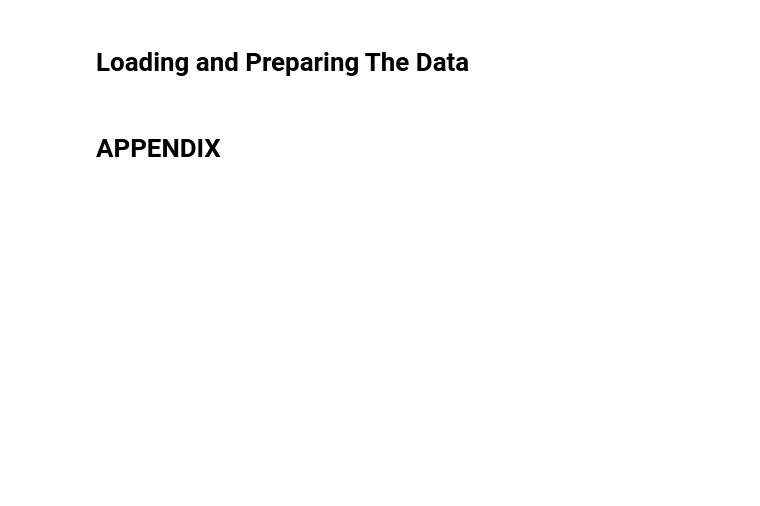
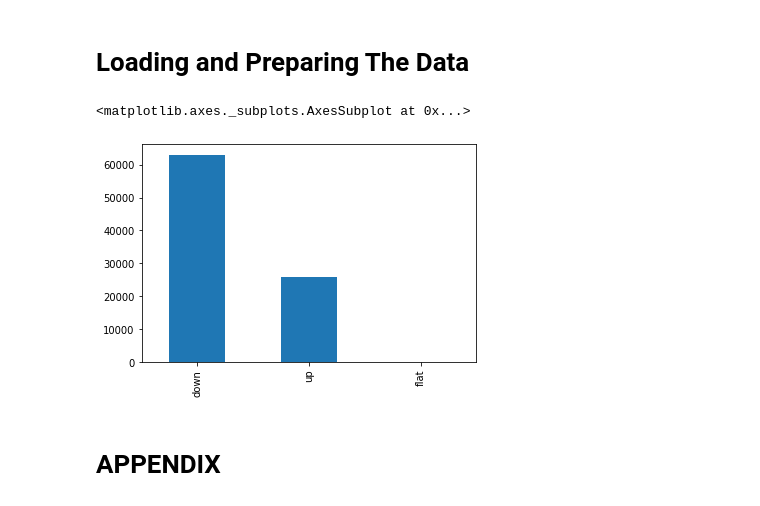
Before and after one commit to Cloblak/aipi540_deeplearning, a Jupyter notebook: 1D_CNN_Attempts/1D_CNN.ipynb, the cells around one changed output. Saved outputs shown, nothing was run; the diff lists cells and outputs as text; code cells hidden in the pictures; blank space fills up the shorter version.

```diff
--- a/1D_CNN_Attempts/1D_CNN.ipynb
+++ b/1D_CNN_Attempts/1D_CNN.ipynb
@@ -135,7 +134,7 @@ Number of Rows Between all Sets: 88899, Shape of Full Set: 88899
 def buildTargets(full_df = full, train_observations = train.shape[0],
                  val_observations = val.shape[0],
                  test_observations = test.shape[0], shift_2hour = 24,
-                 alph = 0.55, volity_int = 252):
+                 alph = 0.55, volity_int = 10):
 
   """
   This function will take a complete set of train, val, and test
@@ -149,9 +148,11 @@ def buildTargets(full_df = full, train_observations = train.shape[0],
   volity_int = the number of incriments used to calculate volitility
   """
 
-  returns = np.log(full_df['Close']/full_df['Close'].shift(1))
+  returns = np.log(full_df['Close']/full_df['Close'].shift(shift_2hour))
   returns.fillna(0, inplace=True)
   volatility = returns.rolling(window=volity_int).std()*np.sqrt(volity_int)
+
+  #print(len(full_df.Close), len(volatility))
 
   targets = ["flat"] * len(full_df.Close)
 
@@ -178,2 +178,8 @@ train_targets, val_targets, test_targets, full_targets = buildTargets()
+# %%
+plot_df = pd.DataFrame(full_targets, columns=["FuturePrice"])
+plot_df["FuturePrice"].value_counts().plot(kind = 'bar')
+# %% [output]
+<matplotlib.axes._subplots.AxesSubplot at 0x...>
+[figure, added]
 # %% [markdown]
 # APPENDIX
```
Also changed, not shown: parts of 9 cells of this notebook.
